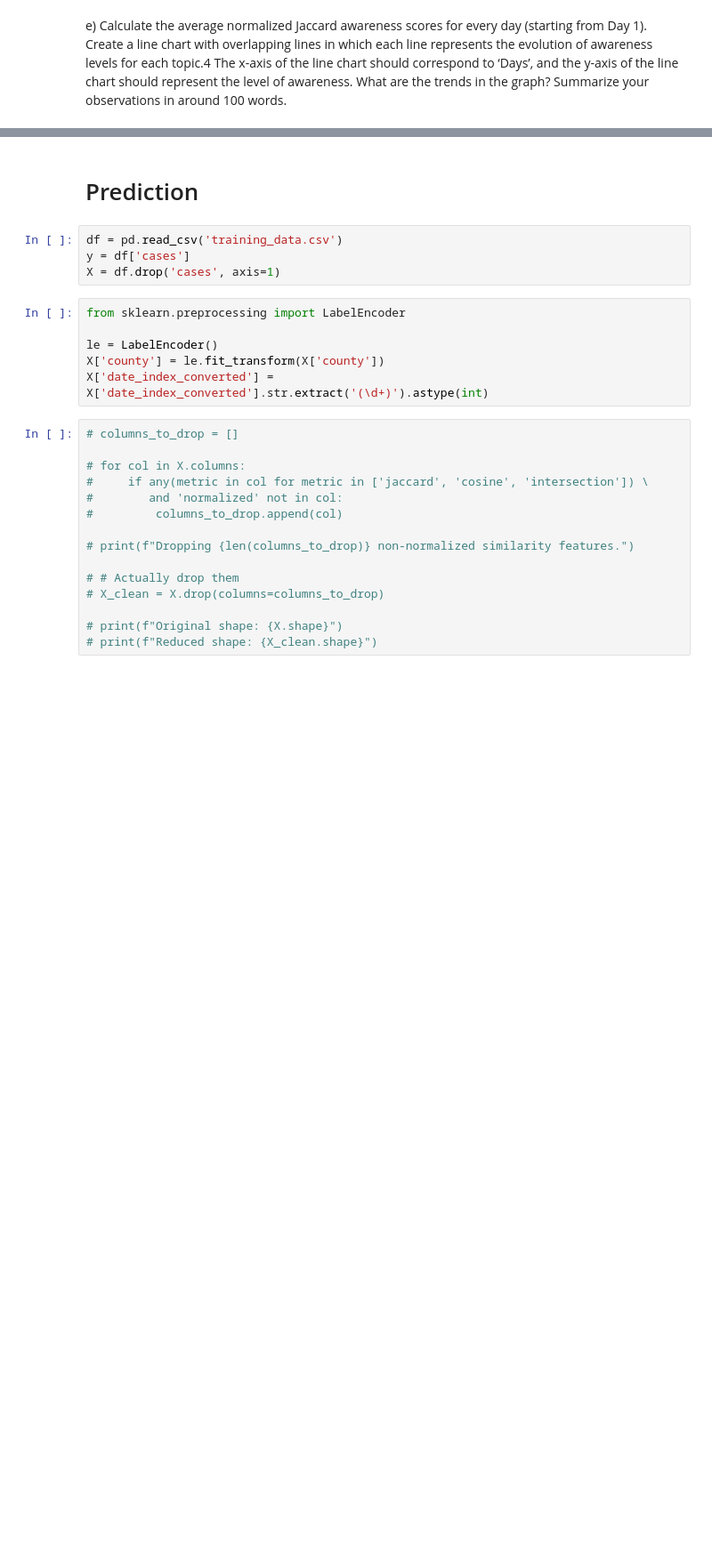
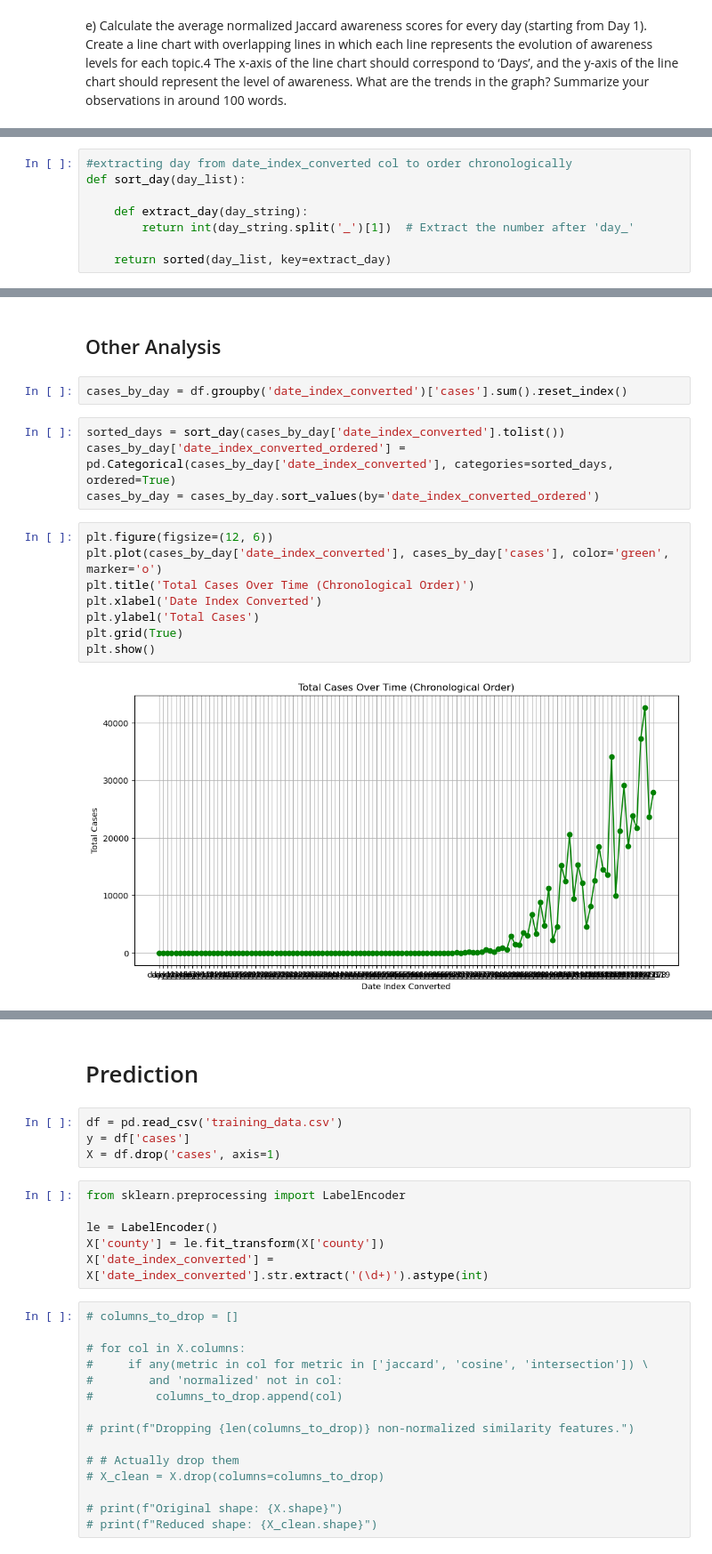
Before and after one commit to aakanksha1dutta/statisticalml, a Jupyter notebook: kaggle/ohio_covid.ipynb, the cells around one changed output, grey strips where cells are left out. Shown at 89% size. Cells and saved outputs as stored; diff of their text form; blank space fills up the shorter version.

```diff
--- a/kaggle/ohio_covid.ipynb
+++ b/kaggle/ohio_covid.ipynb
@@ -155,0 +156,8 @@ daily_awareness = df.groupby('date_index_converted')[jaccard_cols].mean()
+# %%
+#extracting day from date_index_converted col to order chronologically
+def sort_day(day_list):
+
+    def extract_day(day_string):
+        return int(day_string.split('_')[1])  # Extract the number after 'day_'
+
+    return sorted(day_list, key=extract_day)
@@ -171,0 +192,18 @@ NameError: name 'jaccard_cols' is not defined
+# %% [markdown]
+## Other Analysis
+# %%
+cases_by_day = df.groupby('date_index_converted')['cases'].sum().reset_index()
+# %%
+sorted_days = sort_day(cases_by_day['date_index_converted'].tolist())
+cases_by_day['date_index_converted_ordered'] = pd.Categorical(cases_by_day['date_index_converted'], categories=sorted_days, ordered=True)
+cases_by_day = cases_by_day.sort_values(by='date_index_converted_ordered')
+# %%
+plt.figure(figsize=(12, 6))
+plt.plot(cases_by_day['date_index_converted'], cases_by_day['cases'], color='green', marker='o')
+plt.title('Total Cases Over Time (Chronological Order)')
+plt.xlabel('Date Index Converted')
+plt.ylabel('Total Cases')
+plt.grid(True)
+plt.show()
+# %% [output]
+[figure, added]
```
Also changed, not shown: parts of 27 cells of this notebook, 8 other files.
